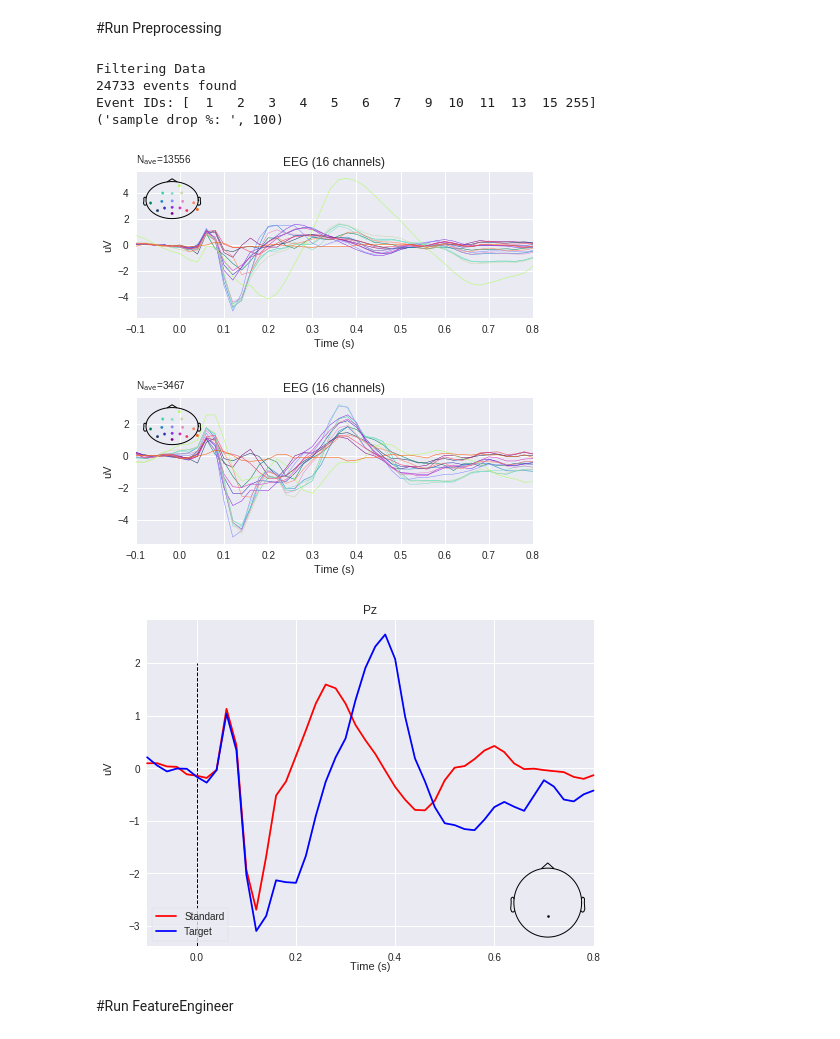
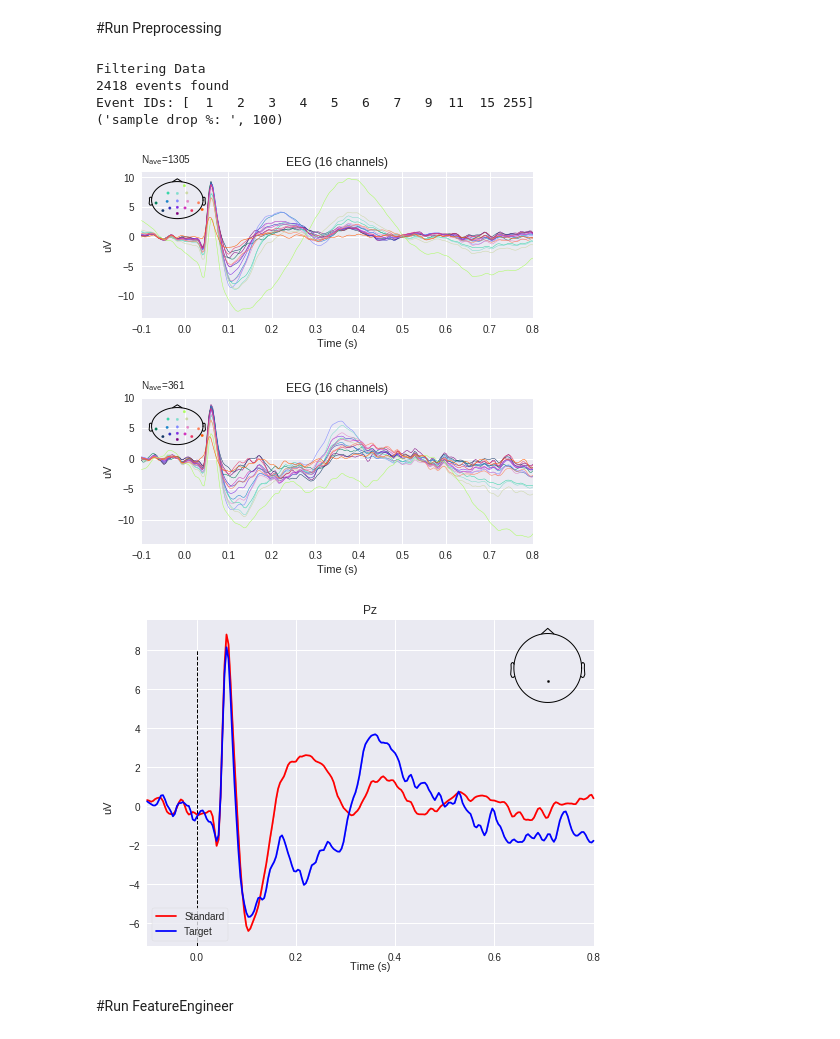
Before and after one commit to kylemath/DeepEEG, a Jupyter notebook: notebooks/DeepEEG.ipynb, the cells around one changed output. Cells and saved outputs as stored; diff of their text form; code cells hidden in the pictures.

```diff
--- a/notebooks/DeepEEG.ipynb
+++ b/notebooks/DeepEEG.ipynb
@@ -530,7 +536,7 @@ path = 'gdrive/My Drive/data/'
 exp = 'bikepark'
 conditions = ['quiet','traffic']
 subs = ['005', '007', '009', '010', '012', '013', '014', '015', '016', '019']
-#subs = [ '016']
+subs = [ '015']
 
 event_names = ['Standard','Target']
 event_nums = [1,2] # 1 Standard, 2 Target, 9 Response
@@ -642,22 +585,22 @@ Reading 0 ... 1015009  =      0.000 ...  2030.018 secs...
 # %%
 ##Preprocessing Settings
 event_id = {event_names[0]: event_nums[0], event_names[1]: event_nums[1]} #create dict
 
 #keep epoch_decim=1 if using frequency_domain
 
 epochs = preprocess(raw, event_id, event_names, plot_psd=False, filter_data=True,
                eeg_filter_highpass=1, plot_events=False, epoch_time=(-.1,.8),
                baseline=(-.1,0), rej_thresh_uV=200,
-               epoch_decim=10, plot_electrodes=True,
+               epoch_decim=2, plot_electrodes=True,
                plot_erp=True)
 # %% [output]
 Filtering Data
-24733 events found
-Event IDs: [  1   2   3   4   5   6   7   9  10  11  13  15 255]
+2418 events found
+Event IDs: [  1   2   3   4   5   6   7   9  11  15 255]
 ('sample drop %: ', 100)
-[figure, old version]
+[figure, new version]
-[figure, old version]
+[figure, new version]
-[figure, old version]
+[figure, new version]
 # %% [markdown]
 #Run FeatureEngineer
 # %%
```
Also changed, not shown: parts of 10 cells of this notebook.
